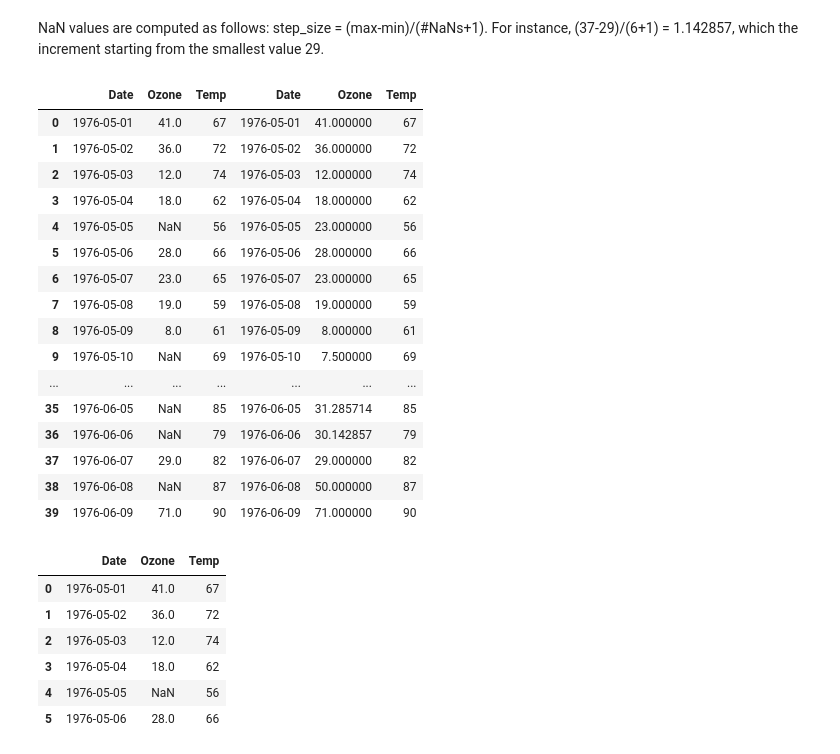
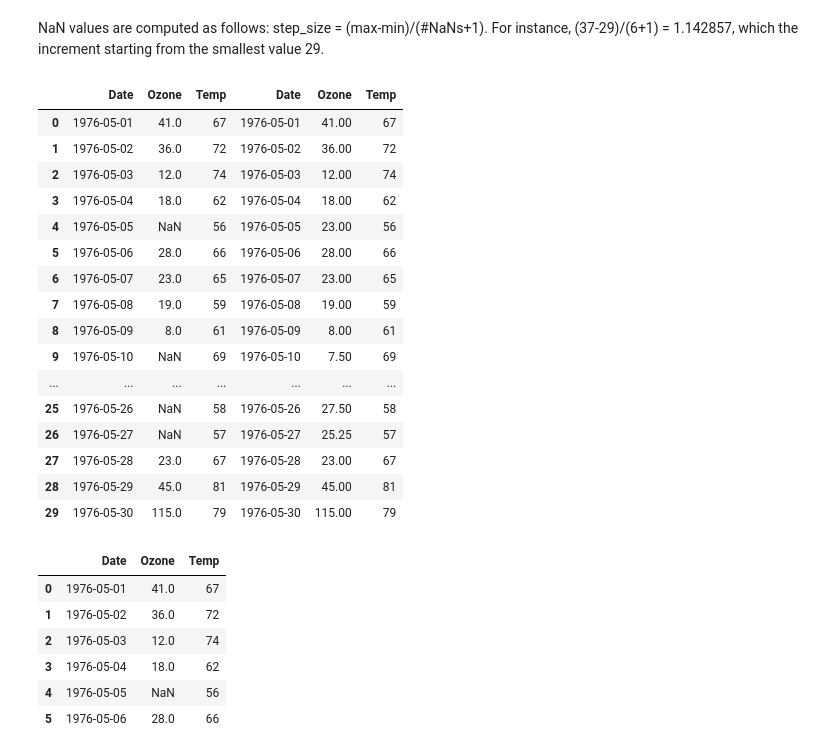
Before and after one commit to myconcordia/A2I2, a Jupyter notebook: Darts_AirQuality.ipynb, the cells around one changed output. Saved outputs shown, nothing was run; the diff lists cells and outputs as text; code cells hidden in the pictures.

```diff
--- a/Darts_AirQuality.ipynb
+++ b/Darts_AirQuality.ipynb
@@ -352,25 +357,25 @@ NaN values are computed as follows: step_size = (max-min)/(#NaNs+1). For instanc
 # %%
 #Display two Pandas data frames side by side
 df_joint = pd.concat([dfc, dfc.interpolate()], axis=1, join='inner')
-df_joint.head(40)
+df_joint.head(30)
 # %% [output]
 |  | Date | Ozone | Temp | Date | Ozone | Temp |
-| 0 | 1976-05-01 | 41.0 | 67 | 1976-05-01 | 41.000000 | 67 |
-| 1 | 1976-05-02 | 36.0 | 72 | 1976-05-02 | 36.000000 | 72 |
-| 2 | 1976-05-03 | 12.0 | 74 | 1976-05-03 | 12.000000 | 74 |
-| 3 | 1976-05-04 | 18.0 | 62 | 1976-05-04 | 18.000000 | 62 |
-| 4 | 1976-05-05 | NaN | 56 | 1976-05-05 | 23.000000 | 56 |
-| 5 | 1976-05-06 | 28.0 | 66 | 1976-05-06 | 28.000000 | 66 |
-| 6 | 1976-05-07 | 23.0 | 65 | 1976-05-07 | 23.000000 | 65 |
-| 7 | 1976-05-08 | 19.0 | 59 | 1976-05-08 | 19.000000 | 59 |
-| 8 | 1976-05-09 | 8.0 | 61 | 1976-05-09 | 8.000000 | 61 |
-| 9 | 1976-05-10 | NaN | 69 | 1976-05-10 | 7.500000 | 69 |
+| 0 | 1976-05-01 | 41.0 | 67 | 1976-05-01 | 41.00 | 67 |
+| 1 | 1976-05-02 | 36.0 | 72 | 1976-05-02 | 36.00 | 72 |
+| 2 | 1976-05-03 | 12.0 | 74 | 1976-05-03 | 12.00 | 74 |
+| 3 | 1976-05-04 | 18.0 | 62 | 1976-05-04 | 18.00 | 62 |
+| 4 | 1976-05-05 | NaN | 56 | 1976-05-05 | 23.00 | 56 |
+| 5 | 1976-05-06 | 28.0 | 66 | 1976-05-06 | 28.00 | 66 |
+| 6 | 1976-05-07 | 23.0 | 65 | 1976-05-07 | 23.00 | 65 |
+| 7 | 1976-05-08 | 19.0 | 59 | 1976-05-08 | 19.00 | 59 |
+| 8 | 1976-05-09 | 8.0 | 61 | 1976-05-09 | 8.00 | 61 |
+| 9 | 1976-05-10 | NaN | 69 | 1976-05-10 | 7.50 | 69 |
 | ... | ... | ... | ... | ... | ... | ... |
-| 35 | 1976-06-05 | NaN | 85 | 1976-06-05 | 31.285714 | 85 |
-| 36 | 1976-06-06 | NaN | 79 | 1976-06-06 | 30.142857 | 79 |
-| 37 | 1976-06-07 | 29.0 | 82 | 1976-06-07 | 29.000000 | 82 |
-| 38 | 1976-06-08 | NaN | 87 | 1976-06-08 | 50.000000 | 87 |
-| 39 | 1976-06-09 | 71.0 | 90 | 1976-06-09 | 71.000000 | 90 |
+| 25 | 1976-05-26 | NaN | 58 | 1976-05-26 | 27.50 | 58 |
+| 26 | 1976-05-27 | NaN | 57 | 1976-05-27 | 25.25 | 57 |
+| 27 | 1976-05-28 | 23.0 | 67 | 1976-05-28 | 23.00 | 67 |
+| 28 | 1976-05-29 | 45.0 | 81 | 1976-05-29 | 45.00 | 81 |
+| 29 | 1976-05-30 | 115.0 | 79 | 1976-05-30 | 115.00 | 79 |
 # %%
 dfc.head(6)
 # %% [output]
```
Also changed, not shown: parts of 22 cells of this notebook.
